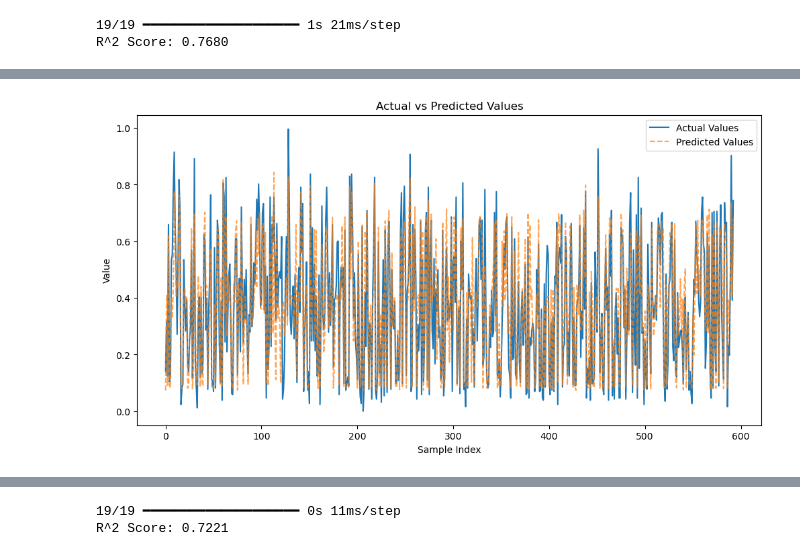
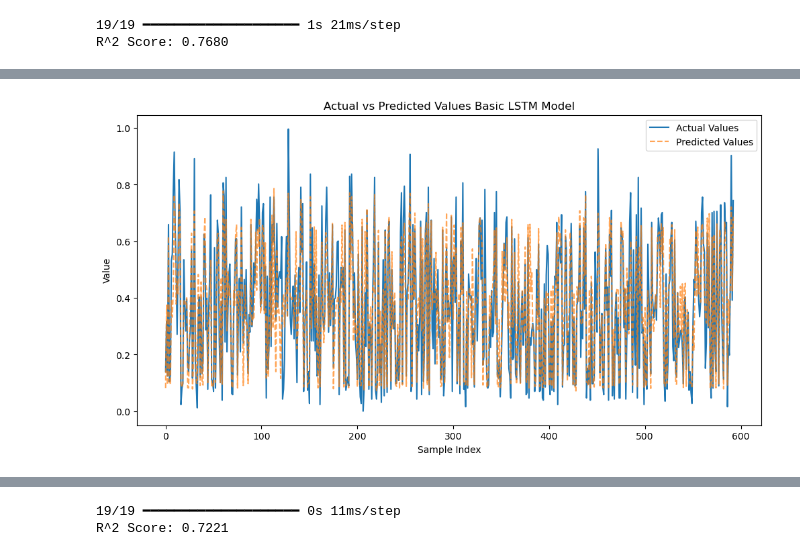
Before and after one commit to JakeRSchwartz/TrafficAI, a Jupyter notebook: Congestion_Prediction.ipynb, the cells around one changed output, grey strips where cells are left out. Saved outputs shown, nothing was run; the diff lists cells and outputs as text; code cells hidden in the pictures.

```diff
--- a/Congestion_Prediction.ipynb
+++ b/Congestion_Prediction.ipynb
@@ -179,7 +179,7 @@ y_pred = model2.predict(X_test)
 plt.figure(figsize=(12, 6))
 plt.plot(y_test, label='Actual Values', alpha=1)
 plt.plot(y_pred, label='Predicted Values',linestyle='--', alpha=0.7)
-plt.title('Actual vs Predicted Values')
+plt.title('Actual vs Predicted Values Basic LSTM Model')
 plt.xlabel('Sample Index')
 plt.ylabel('Value')
 plt.legend()
@@ -189 +189 @@ plt.show()
-[figure, old version]
+[figure, new version]
```
Also changed, not shown: parts of 17 cells of this notebook, 3 other files.
